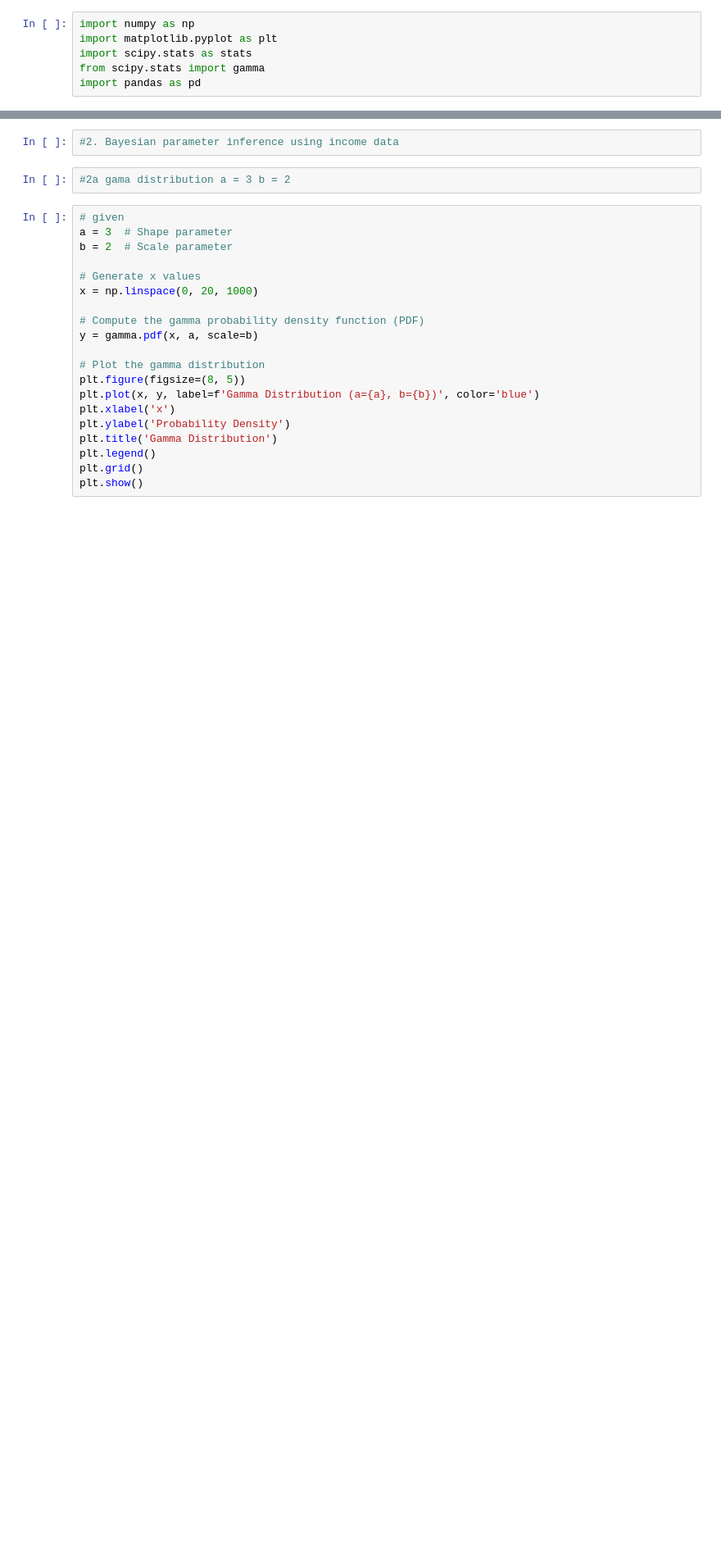
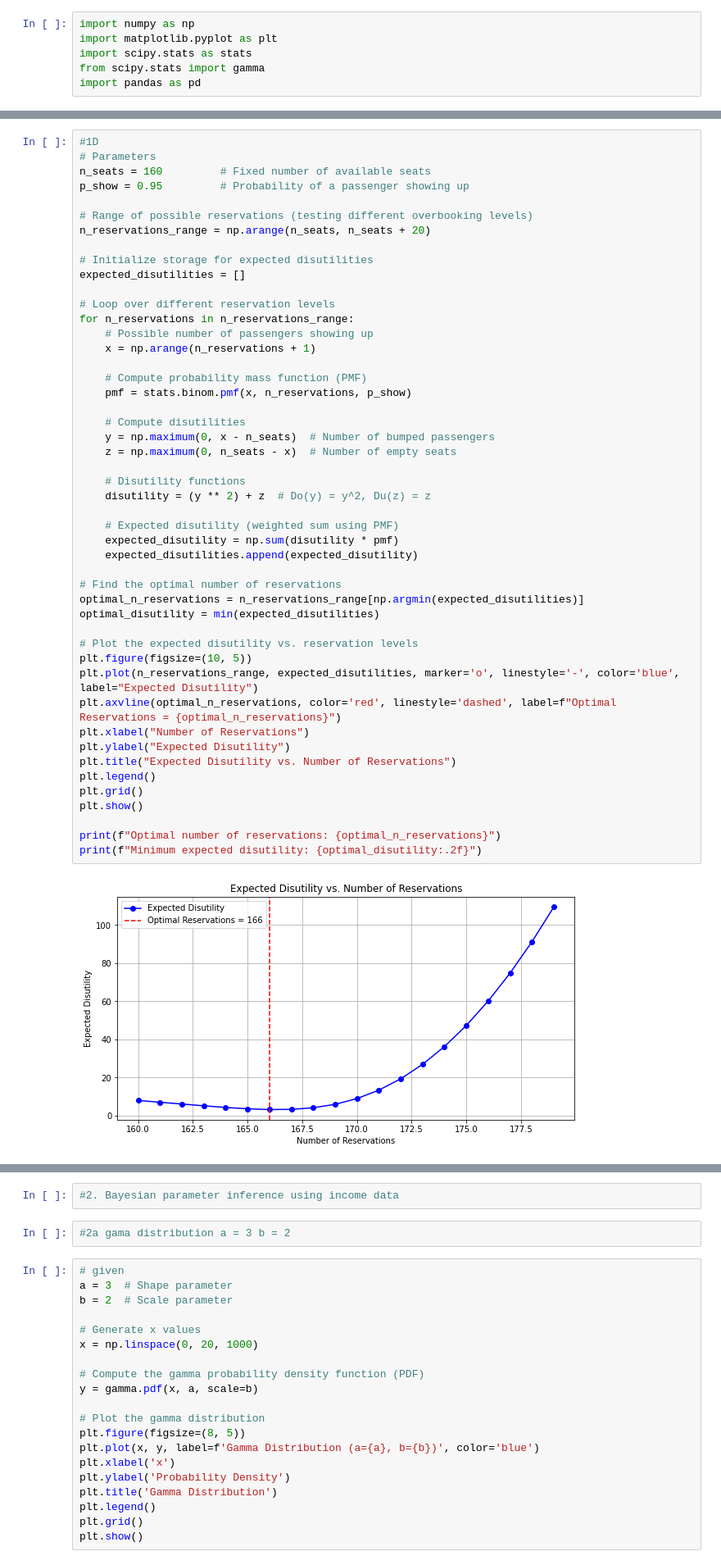
Before and after one commit to Ajjme/Risk, a Jupyter notebook: MonteCarlo.ipynb, the cells around one changed output, grey strips where cells are left out. Shown at 82% size. Saved outputs shown, nothing was run; the diff lists cells and outputs as text; blank space fills up the shorter version.

```diff
--- a/MonteCarlo.ipynb
+++ b/MonteCarlo.ipynb
@@ -98,3 +157,53 @@ print(f"Maximum expected profit: ${optimal_profit:.2f}")
 [figure]
 Optimal number of reservations: 171
 Maximum expected profit: $33297.63
+# %%
+#1D
+# Parameters
+n_seats = 160         # Fixed number of available seats
+p_show = 0.95         # Probability of a passenger showing up
+
+# Range of possible reservations (testing different overbooking levels)
+n_reservations_range = np.arange(n_seats, n_seats + 20)
+
+# Initialize storage for expected disutilities
+expected_disutilities = []
+
+# Loop over different reservation levels
+for n_reservations in n_reservations_range:
+    # Possible number of passengers showing up
+    x = np.arange(n_reservations + 1)
+
+    # Compute probability mass function (PMF)
+    pmf = stats.binom.pmf(x, n_reservations, p_show)
+
+    # Compute disutilities
+    y = np.maximum(0, x - n_seats)  # Number of bumped passengers
+    z = np.maximum(0, n_seats - x)  # Number of empty seats
+
+    # Disutility functions
+    disutility = (y ** 2) + z  # Do(y) = y^2, Du(z) = z
+
+    # Expected disutility (weighted sum using PMF)
+    expected_disutility = np.sum(disutility * pmf)
+    expected_disutilities.append(expected_disutility)
+
+# Find the optimal number of reservations
+optimal_n_reservations = n_reservations_range[np.argmin(expected_disutilities)]
+optimal_disutility = min(expected_disutilities)
+
+# Plot the expected disutility vs. reservation levels
+plt.figure(figsize=(10, 5))
+plt.plot(n_reservations_range, expected_disutilities, marker='o', linestyle='-', color='blue', label="Expected Disutility")
+plt.axvline(optimal_n_reservations, color='red', linestyle='dashed', label=f"Optimal Reservations = {optimal_n_reservations}")
+plt.xlabel("Number of Reservations")
+plt.ylabel("Expected Disutility")
+plt.title("Expected Disutility vs. Number of Reservations")
+plt.legend()
+plt.grid()
+plt.show()
+
+print(f"Optimal number of reservations: {optimal_n_reservations}")
+print(f"Minimum expected disutility: {optimal_disutility:.2f}")
+# %% [output]
+[figure, added]
```
Also changed, not shown: parts of 12 cells of this notebook.
